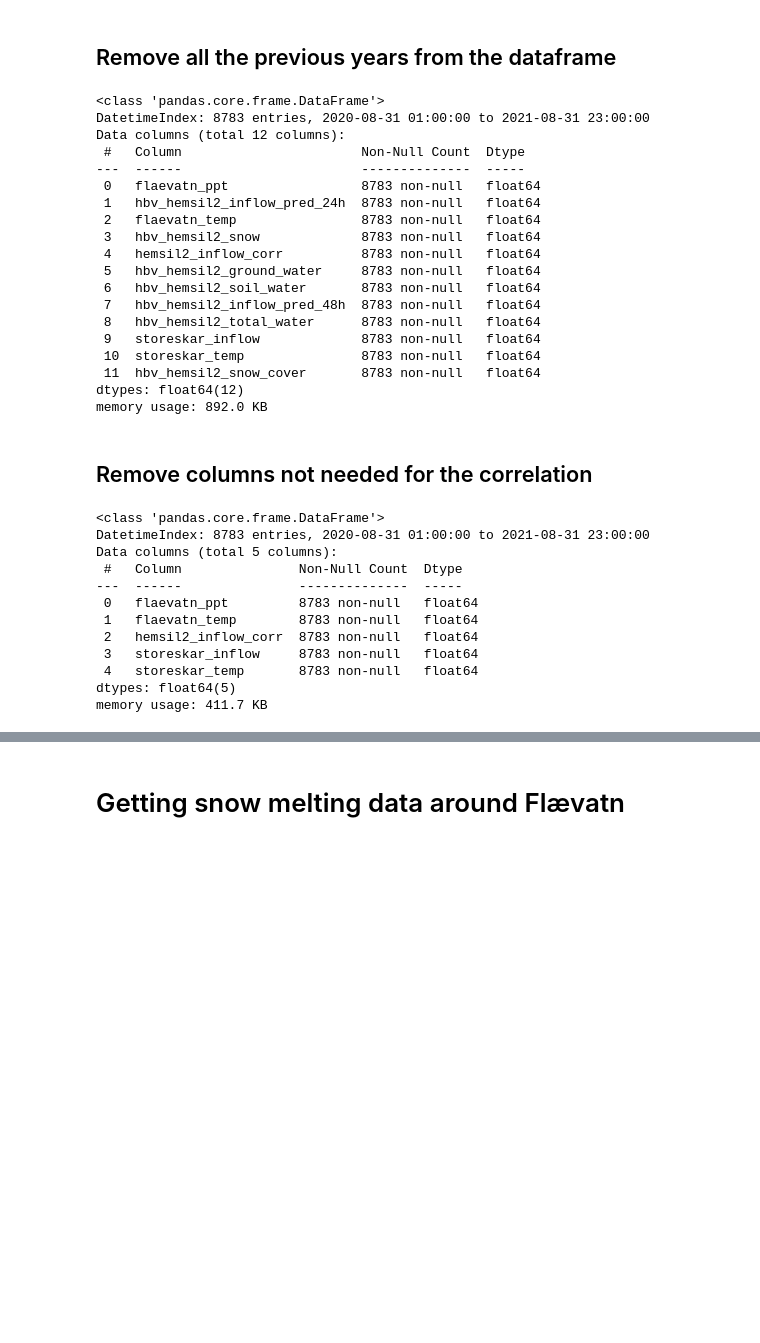
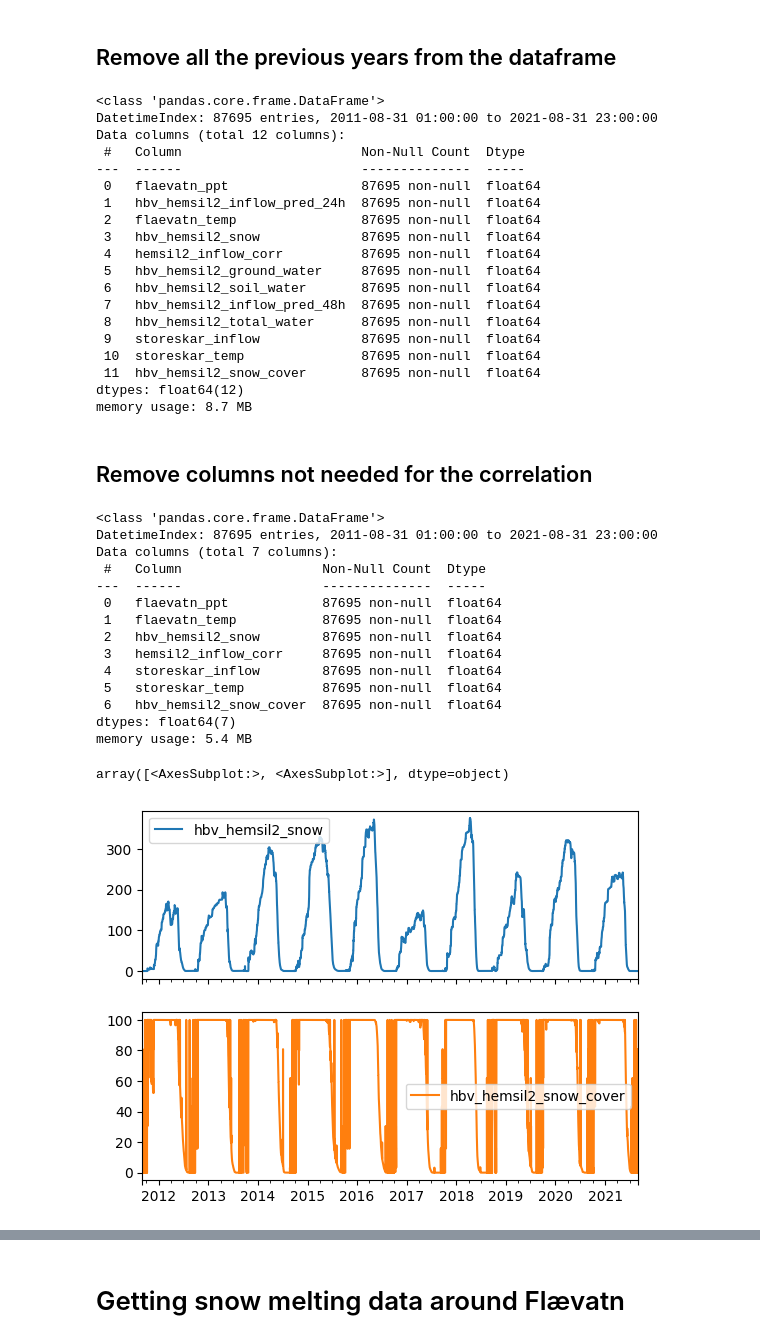
Before and after one commit to VegSja/NorwAI-hackathon-2022-Intelligence, a Jupyter notebook: solution.ipynb, the cells around one changed output, grey strips where cells are left out. Drawn from its saved outputs; the diff is of its cells as text; code cells hidden in the pictures; blank space fills up the shorter version.

```diff
--- a/solution.ipynb
+++ b/solution.ipynb
@@ -184,36 +184,34 @@ sns.heatmap(correlations)
 # %% [markdown]
 ## Remove all the previous years from the dataframe
 # %%
-data_df = data_df[data_df.index > pd.Timestamp(year=2020, month=8, day=31)]
+data_df = data_df[data_df.index > pd.Timestamp(year=2011, month=8, day=31)]
 data_df.info()
 # %% [output]
 <class 'pandas.core.frame.DataFrame'>
-DatetimeIndex: 8783 entries, 2020-08-31 01:00:00 to 2021-08-31 23:00:00
+DatetimeIndex: 87695 entries, 2011-08-31 01:00:00 to 2021-08-31 23:00:00
 Data columns (total 12 columns):
  #   Column                       Non-Null Count  Dtype
 ---  ------                       --------------  -----
- 0   flaevatn_ppt                 8783 non-null   float64
- 1   hbv_hemsil2_inflow_pred_24h  8783 non-null   float64
- 2   flaevatn_temp                8783 non-null   float64
- 3   hbv_hemsil2_snow             8783 non-null   float64
- 4   hemsil2_inflow_corr          8783 non-null   float64
- 5   hbv_hemsil2_ground_water     8783 non-null   float64
- 6   hbv_hemsil2_soil_water       8783 non-null   float64
- 7   hbv_hemsil2_inflow_pred_48h  8783 non-null   float64
- 8   hbv_hemsil2_total_water      8783 non-null   float64
- 9   storeskar_inflow             8783 non-null   float64
- 10  storeskar_temp               8783 non-null   float64
- 11  hbv_hemsil2_snow_cover       8783 non-null   float64
+ 0   flaevatn_ppt                 87695 non-null  float64
+ 1   hbv_hemsil2_inflow_pred_24h  87695 non-null  float64
+ 2   flaevatn_temp                87695 non-null  float64
+ 3   hbv_hemsil2_snow             87695 non-null  float64
+ 4   hemsil2_inflow_corr          87695 non-null  float64
+ 5   hbv_hemsil2_ground_water     87695 non-null  float64
+ 6   hbv_hemsil2_soil_water       87695 non-null  float64
+ 7   hbv_hemsil2_inflow_pred_48h  87695 non-null  float64
+ 8   hbv_hemsil2_total_water      87695 non-null  float64
+ 9   storeskar_inflow             87695 non-null  float64
+ 10  storeskar_temp               87695 non-null  float64
+ 11  hbv_hemsil2_snow_cover       87695 non-null  float64
 dtypes: float64(12)
-memory usage: 892.0 KB
+memory usage: 8.7 MB
 # %% [markdown]
 ## Remove columns not needed for the correlation
 # %%
 data_df = data_df.drop(columns=[
     'hbv_hemsil2_inflow_pred_24h',
     'hbv_hemsil2_inflow_pred_48h',
-    'hbv_hemsil2_snow',
-    'hbv_hemsil2_snow_cover',
     'hbv_hemsil2_ground_water',
     'hbv_hemsil2_soil_water',
     'hbv_hemsil2_inflow_pred_48h',
@@ -222,14 +220,21 @@ data_df = data_df.drop(columns=[
 data_df.info()
 # %% [output]
 <class 'pandas.core.frame.DataFrame'>
-DatetimeIndex: 8783 entries, 2020-08-31 01:00:00 to 2021-08-31 23:00:00
-Data columns (total 5 columns):
- #   Column               Non-Null Count  Dtype
----  ------               --------------  -----
- 0   flaevatn_ppt         8783 non-null   float64
- 1   flaevatn_temp        8783 non-null   float64
- 2   hemsil2_inflow_corr  8783 non-null   float64
- 3   storeskar_inflow     8783 non-null   float64
- 4   storeskar_temp       8783 non-null   float64
-dtypes: float64(5)
-memory usage: 411.7 KB
+DatetimeIndex: 87695 entries, 2011-08-31 01:00:00 to 2021-08-31 23:00:00
+Data columns (total 7 columns):
+ #   Column                  Non-Null Count  Dtype
+---  ------                  --------------  -----
+ 0   flaevatn_ppt            87695 non-null  float64
+ 1   flaevatn_temp           87695 non-null  float64
+ 2   hbv_hemsil2_snow        87695 non-null  float64
+ 3   hemsil2_inflow_corr     87695 non-null  float64
+ 4   storeskar_inflow        87695 non-null  float64
+ 5   storeskar_temp          87695 non-null  float64
+ 6   hbv_hemsil2_snow_cover  87695 non-null  float64
+dtypes: float64(7)
+memory usage: 5.4 MB
+# %%
+data_df.plot.line(y=['hbv_hemsil2_snow', 'hbv_hemsil2_snow_cover'], subplots=True)
+# %% [output]
+array([<AxesSubplot:>, <AxesSubplot:>], dtype=object)
+[figure, added]
```
Also changed, not shown: parts of 17 cells of this notebook, 5 other files.
